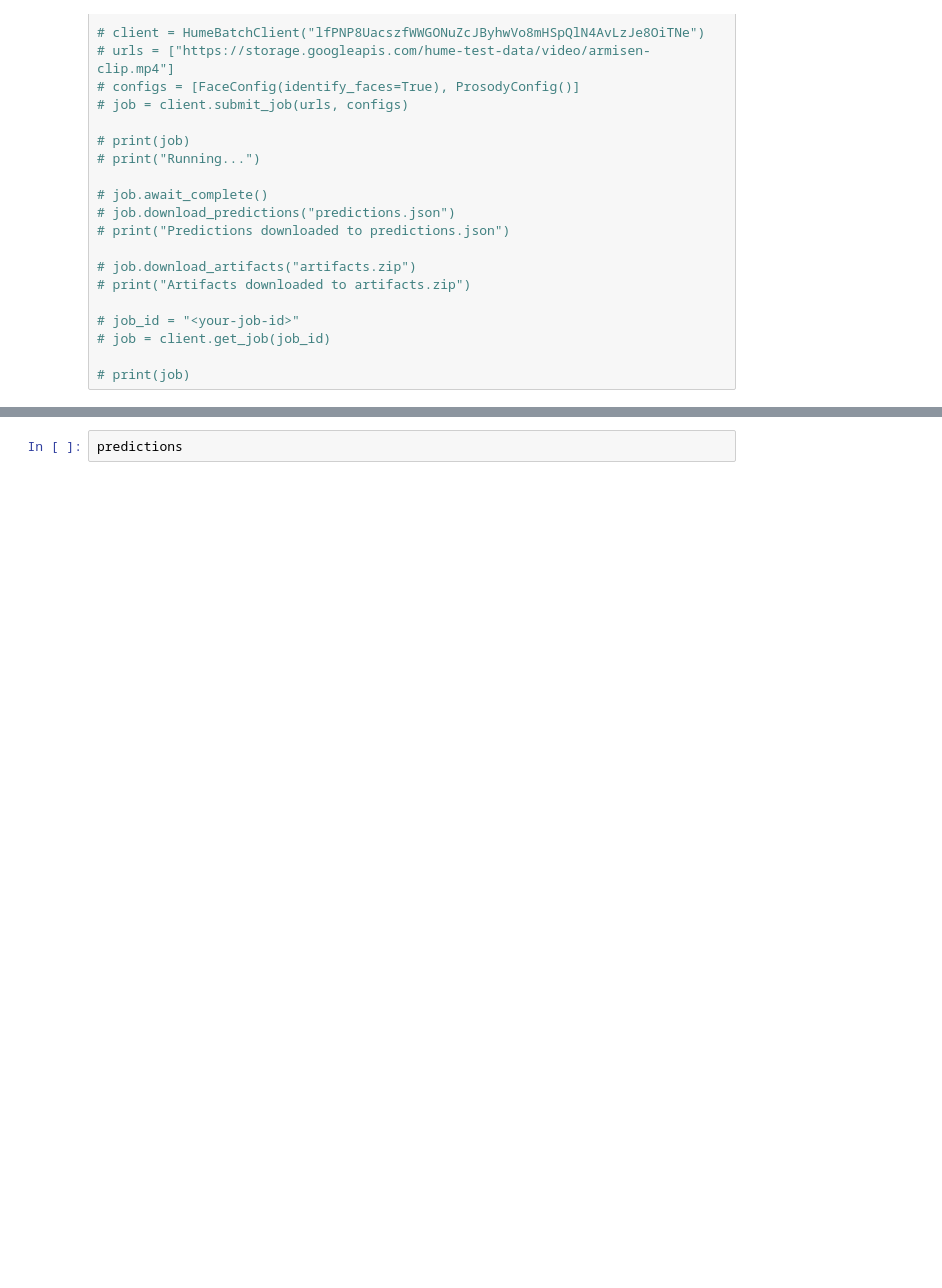
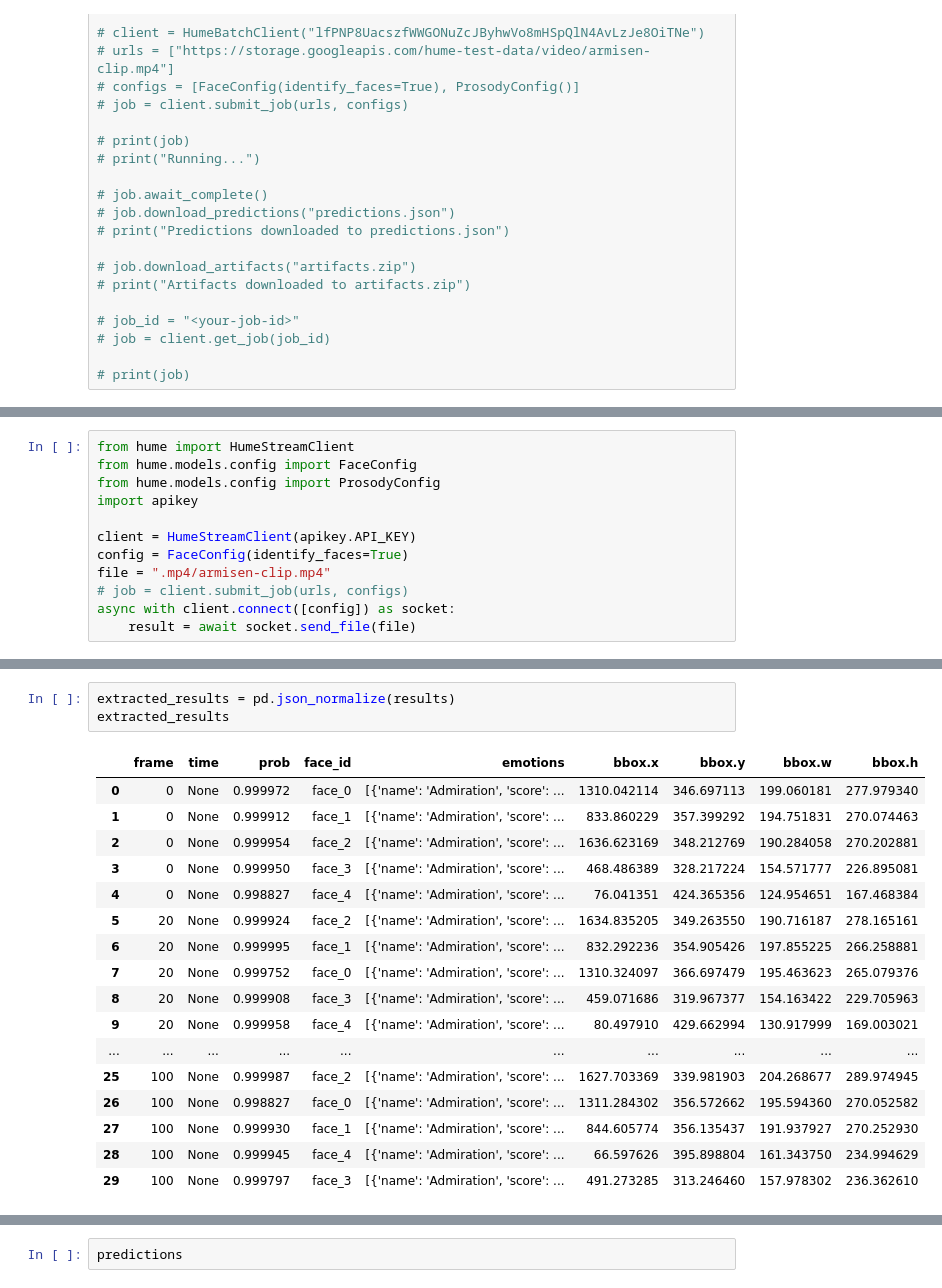
Before and after one commit to meettanmaysinha/pedagogical-agent, a Jupyter notebook: Hume.ipynb, the cells around one changed output, grey strips where cells are left out. Cells and saved outputs as stored; diff of their text form; blank space fills up the shorter version.

```diff
--- a/Hume.ipynb
+++ b/Hume.ipynb
@@ -30,0 +30,12 @@ ImportError: attempted relative import with no known parent package
+# %%
+from hume import HumeStreamClient
+from hume.models.config import FaceConfig
+from hume.models.config import ProsodyConfig
+import apikey
+
+client = HumeStreamClient(apikey.API_KEY)
+config = FaceConfig(identify_faces=True)
+file = ".mp4/armisen-clip.mp4"
+# job = client.submit_job(urls, configs)
+async with client.connect([config]) as socket:
+    result = await socket.send_file(file)
@@ -30,0 +84,21 @@ ImportError: attempted relative import with no known parent package
+# %%
+extracted_results = pd.json_normalize(results)
+extracted_results
+# %% [output]
+|  | frame | time | prob | face_id | emotions | bbox.x | bbox.y | bbox.w | bbox.h |
+| 0 | 0 | None | 0.999972 | face_0 | [{'name': 'Admiration', 'score': ... | 1310.042114 | 346.697113 | 199.060181 | 277.979340 |
+| 1 | 0 | None | 0.999912 | face_1 | [{'name': 'Admiration', 'score': ... | 833.860229 | 357.399292 | 194.751831 | 270.074463 |
+| 2 | 0 | None | 0.999954 | face_2 | [{'name': 'Admiration', 'score': ... | 1636.623169 | 348.212769 | 190.284058 | 270.202881 |
+| 3 | 0 | None | 0.999950 | face_3 | [{'name': 'Admiration', 'score': ... | 468.486389 | 328.217224 | 154.571777 | 226.895081 |
+| 4 | 0 | None | 0.998827 | face_4 | [{'name': 'Admiration', 'score': ... | 76.041351 | 424.365356 | 124.954651 | 167.468384 |
+| 5 | 20 | None | 0.999924 | face_2 | [{'name': 'Admiration', 'score': ... | 1634.835205 | 349.263550 | 190.716187 | 278.165161 |
+| 6 | 20 | None | 0.999995 | face_1 | [{'name': 'Admiration', 'score': ... | 832.292236 | 354.905426 | 197.855225 | 266.258881 |
+| 7 | 20 | None | 0.999752 | face_0 | [{'name': 'Admiration', 'score': ... | 1310.324097 | 366.697479 | 195.463623 | 265.079376 |
+| 8 | 20 | None | 0.999908 | face_3 | [{'name': 'Admiration', 'score': ... | 459.071686 | 319.967377 | 154.163422 | 229.705963 |
+| 9 | 20 | None | 0.999958 | face_4 | [{'name': 'Admiration', 'score': ... | 80.497910 | 429.662994 | 130.917999 | 169.003021 |
+| ... | ... | ... | ... | ... | ... | ... | ... | ... | ... |
+| 25 | 100 | None | 0.999987 | face_2 | [{'name': 'Admiration', 'score': ... | 1627.703369 | 339.981903 | 204.268677 | 289.974945 |
+| 26 | 100 | None | 0.998827 | face_0 | [{'name': 'Admiration', 'score': ... | 1311.284302 | 356.572662 | 195.594360 | 270.052582 |
+| 27 | 100 | None | 0.999930 | face_1 | [{'name': 'Admiration', 'score': ... | 844.605774 | 356.135437 | 191.937927 | 270.252930 |
+| 28 | 100 | None | 0.999945 | face_4 | [{'name': 'Admiration', 'score': ... | 66.597626 | 395.898804 | 161.343750 | 234.994629 |
+| 29 | 100 | None | 0.999797 | face_3 | [{'name': 'Admiration', 'score': ... | 491.273285 | 313.246460 | 157.978302 | 236.362610 |
```
Also changed, not shown: parts of 11 cells of this notebook, 6 other files.
